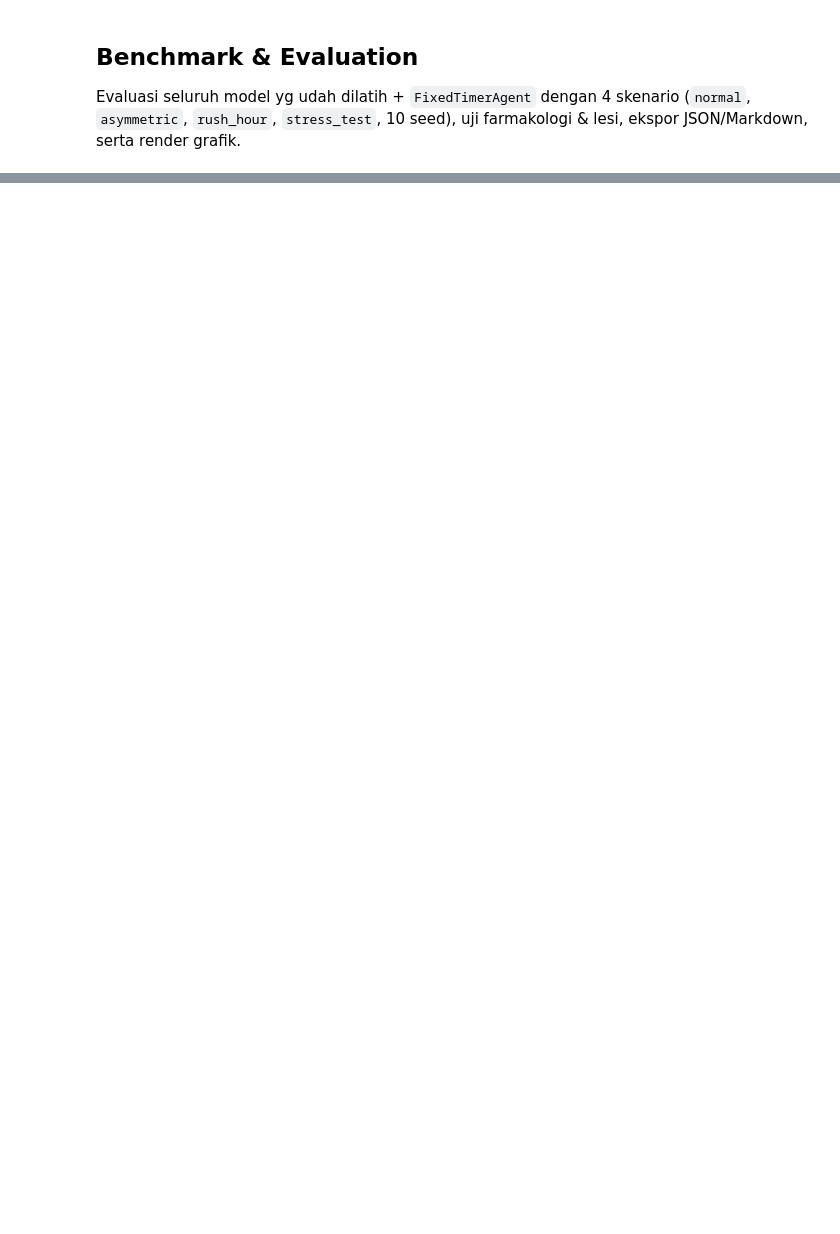
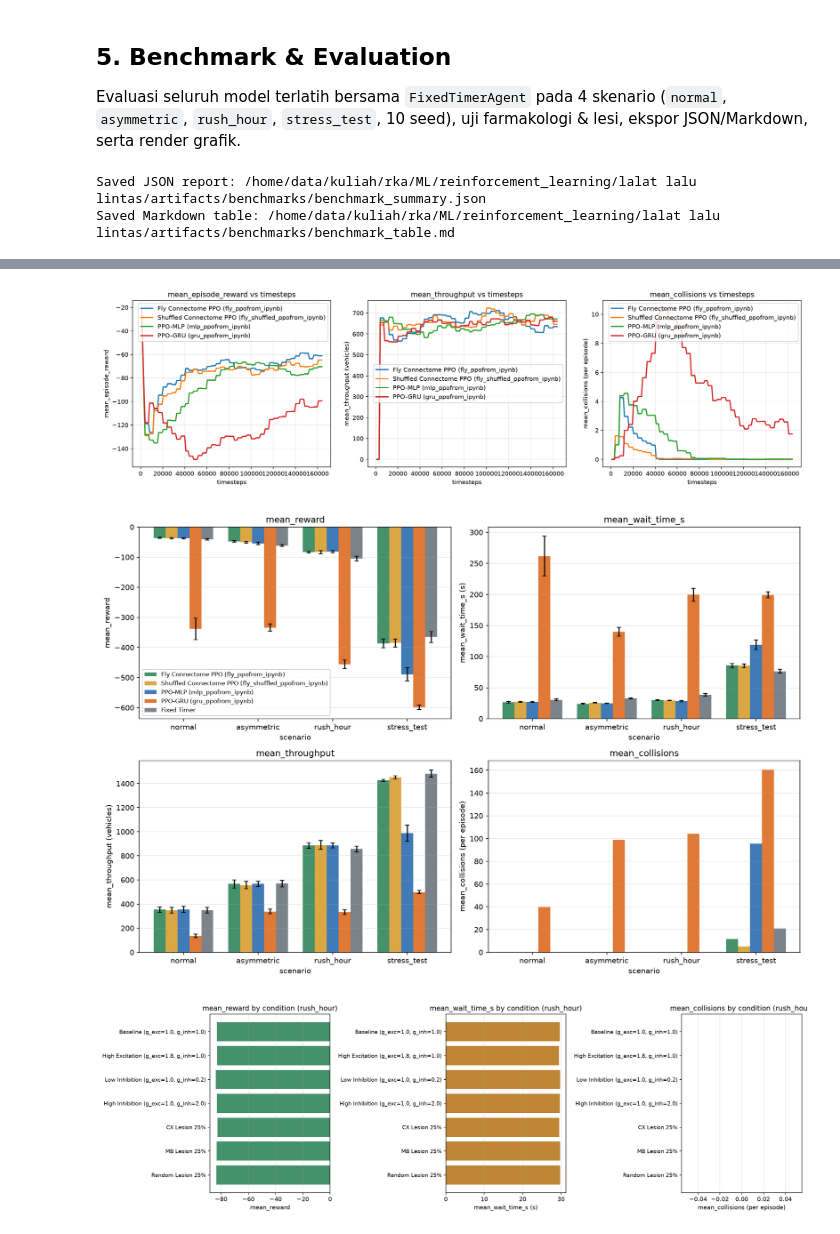
Before and after one commit to Fahmialfayadh/fly-connectome-traffic-rl, a Jupyter notebook: scripts/train_agents.ipynb, the cells around one changed output, grey strips where cells are left out. Saved outputs shown, nothing was run; the diff lists cells and outputs as text; code cells hidden in the pictures; blank space fills up the shorter version.

Commit message:
rapihin ipynb dan penambahan docs modular

```diff
--- a/scripts/train_agents.ipynb
+++ b/scripts/train_agents.ipynb
@@ -20,18 +103,18 @@ from train_agents import copy_checkpoints, print_parameter_table, train_agent_wo
 # %%
-dtime = datetime.now().strftime("%Y%m%d_%H%M%S")
+AGENTS = ["fly", "fly_shuffled", "mlp", "gru"]
 
-AGENTS = ["fly", 'fly_shuffled', "mlp", "gru"]
-TOTAL_TIMESTEPS = PPOConfig.total_timesteps # default: 163840
-NUM_ENVS = PPOConfig.num_envs # default: 8
-SEED = PPOConfig.seed # default: 42
-LR = PPOConfig.learning_rate # default: 0.0008
+TOTAL_TIMESTEPS = PPOConfig.total_timesteps
+NUM_ENVS = PPOConfig.num_envs
+SEED = PPOConfig.seed
+LR = PPOConfig.learning_rate
+
 CONNECTOME_PATH = Path(ConnectomeConfig.output_path)
 CHECKPOINTS_DIR = Path(PPOConfig.checkpoints_dir)
-RESUME = False
-PARALLEL_MODELS = 1 # up to 4 models can be trained in parallel, depending on your CPU cores and RAM
-SUFFIX = "" # suffix digunakan untuk membdakan nama model, misal "_ver_20230601_123456". Jika kosong, nama model akan default ke "{agents}_ppo.pt"
 
-# --- Inisialisasi ---
+RESUME = True  # Resume from existing checkpoint in checkpoints_dir when available
+PARALLEL_MODELS = 1  # Set 2..4 to train agents concurrently across CPU processes
+SUFFIX = "_from_ipynb"  # Appended to "{agent}_ppo{SUFFIX}.pt"
+
 conn_config = ConnectomeConfig(output_path=CONNECTOME_PATH)
 
 artifact = None
@@ -72,6 +175,7 @@ if PARALLEL_MODELS < 2:
             num_envs=NUM_ENVS,
             seed=SEED,
             checkpoints_dir=CHECKPOINTS_DIR,
+            learning_rate=LR,
         ),
         env_config=TrafficEnvConfig(),
         connectome_config=conn_config,
@@ -107,8 +230,9 @@ if PARALLEL_MODELS < 2:
 Training multiple agents in parallel, each agent has its own trainer. Set `RESUME = True` to continue from checkpoint.
 # %%
 if PARALLEL_MODELS >= 2:
-
     max_workers = min(PARALLEL_MODELS, len(AGENTS))
+    ppo_overrides = asdict(PPOConfig())
+    env_overrides = asdict(TrafficEnvConfig())
 
     with ProcessPoolExecutor(
         max_workers=max_workers, mp_context=mp.get_context("spawn")
@@ -125,6 +249,8 @@ if PARALLEL_MODELS >= 2:
                 SUFFIX,
                 RESUME,
                 LR,
+                ppo_overrides,
+                env_overrides,
             ): model_type
             for model_type in AGENTS
         }
@@ -133,12 +259,10 @@ if PARALLEL_MODELS >= 2:
             future.result()  # raise jika worker gagal
             print(f"[MAIN] {model_type.upper()} selesai.")
 # %% [markdown]
-## Benchmark & Evaluation
+## 5. Benchmark & Evaluation
 
-Evaluasi seluruh model yg udah dilatih + `FixedTimerAgent` dengan 4 skenario (`normal`, `asymmetric`, `rush_hour`, `stress_test`, 10 seed), uji farmakologi & lesi, ekspor JSON/Markdown, serta render grafik.
+Evaluasi seluruh model terlatih bersama `FixedTimerAgent` pada 4 skenario (`normal`, `asymmetric`, `rush_hour`, `stress_test`, 10 seed), uji farmakologi & lesi, ekspor JSON/Markdown, serta render grafik.
 # %%
-from IPython.display import Image, display
-
 from fly_traffic.agents.base import NeuralAgentAdapter
 from fly_traffic.agents.baselines import load_policy_checkpoint
 from fly_traffic.agents.fixed_timer import FixedTimerAgent
@@ -147,7 +271,11 @@ from fly_traffic.config import BenchmarkConfig
 from fly_traffic.evaluation.evaluator import AgentEvaluator
 from fly_traffic.evaluation.visualizer import BenchmarkPlotter
 
-BENCHMARK_OUTPUT_DIR = Path(BenchmarkConfig.output_dir)
+BENCHMARK_OUTPUT_DIR = (
+    Path(BenchmarkConfig.output_dir)
+    if (TOTAL_TIMESTEPS >= 5_000_000 and SUFFIX == "")
+    else Path(BenchmarkConfig.output_dir) / f"notebook_{TOTAL_TIMESTEPS}{SUFFIX}"
+)
 BENCHMARK_LABELS = {
     "fly": "Fly Connectome PPO",
     "fly_shuffled": "Shuffled Connectome PPO",
@@ -223,6 +351,10 @@ if pharmacology_results:
 
 print(f"Saved JSON report: {json_path}")
 print(f"Saved Markdown table: {md_path}\n")
-print(md_path.read_text(encoding="utf-8"))
+display(Markdown(f"## Results for **{TOTAL_TIMESTEPS}** steps\n\n{md_path.read_text(encoding='utf-8')}"))
+
 for fig_path in plot_paths:
     display(Image(filename=str(fig_path)))
+# %% [output]
+Saved JSON report: /home/data/kuliah/rka/ML/reinforcement_learning/lalat lalu lintas/artifacts/benchmarks/benchmark_summary.json
+Saved Markdown table: /home/data/kuliah/rka/ML/reinforcement_learning/lalat lalu lintas/artifacts/benchmarks/benchmark_table.md
@@ -228,0 +401,3 @@ for fig_path in plot_paths:
+[figure, added]
+[figure, added]
+[figure, added]
```
Also changed, not shown: parts of 19 cells of this notebook, 27 other files.
